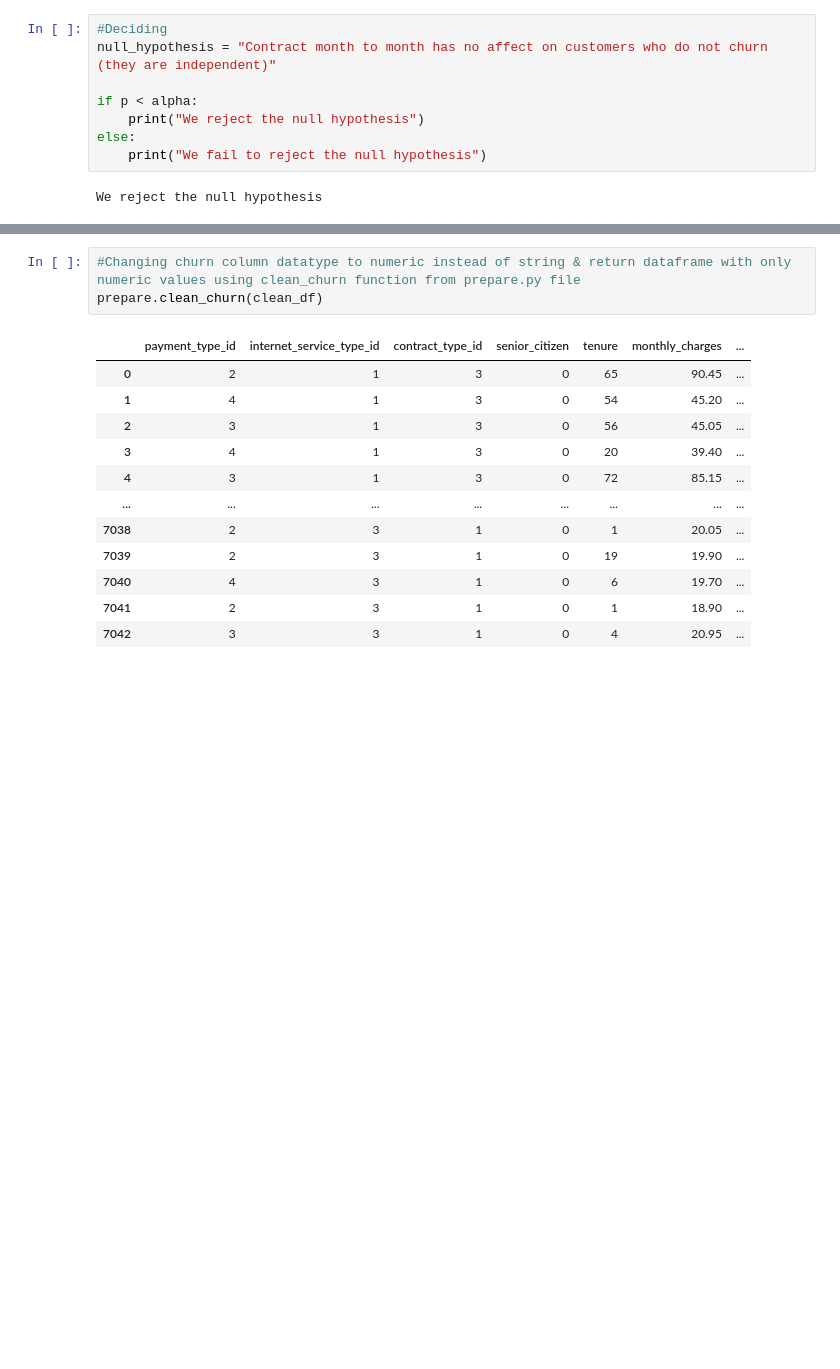
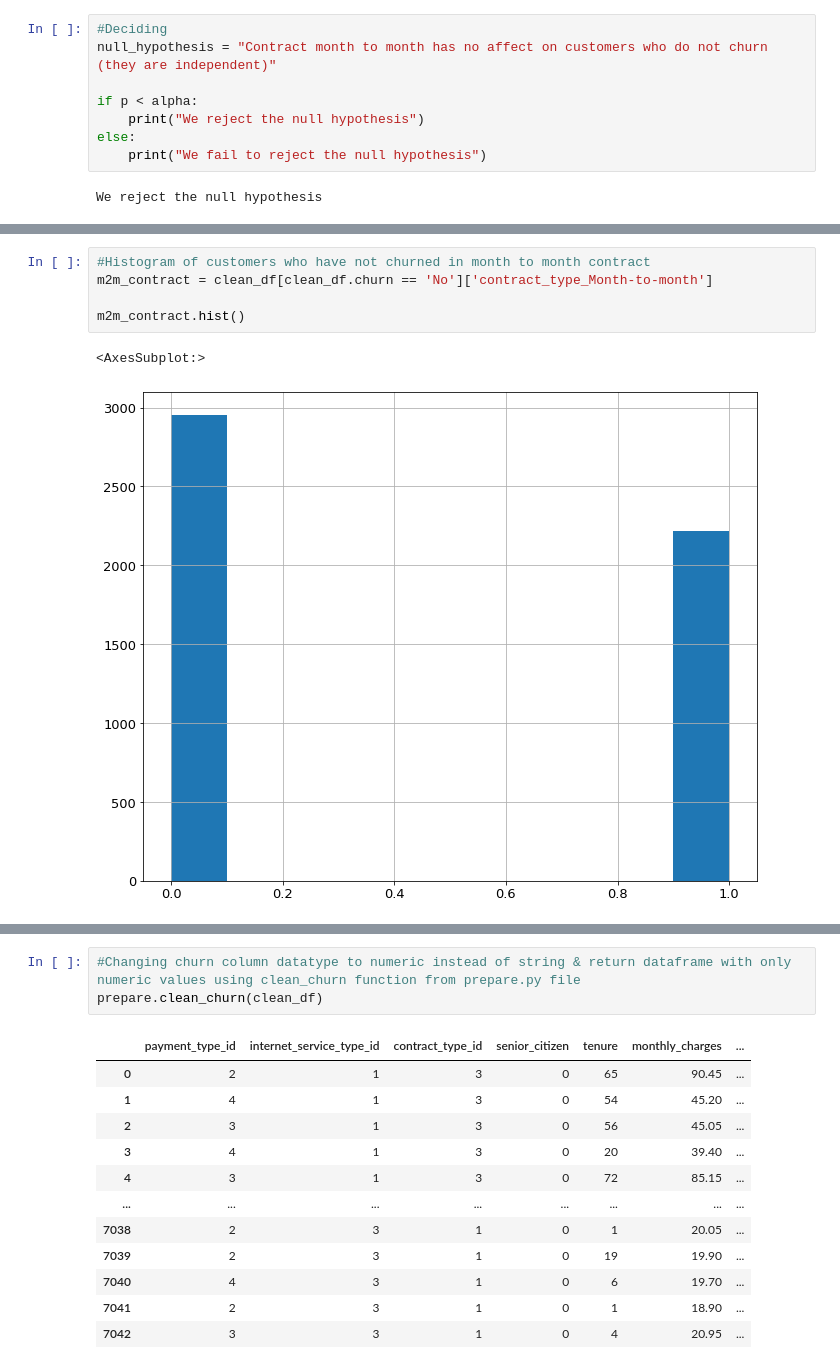
Before and after one commit to LinhQuach13/classification_project, a Jupyter notebook: telco_final.ipynb, the cells around one changed output, grey strips where cells are left out. Saved outputs shown, nothing was run; the diff lists cells and outputs as text; blank space fills up the shorter version.

```diff
--- a/telco_final.ipynb
+++ b/telco_final.ipynb
@@ -419 +431,9 @@ We reject the null hypothesis
+# %%
+#Histogram of customers who have not churned in month to month contract
+m2m_contract = clean_df[clean_df.churn == 'No']['contract_type_Month-to-month']
+
+m2m_contract.hist()
+# %% [output]
+<AxesSubplot:>
+[figure, added]
 # %%
```
Also changed, not shown: parts of 19 cells of this notebook.
